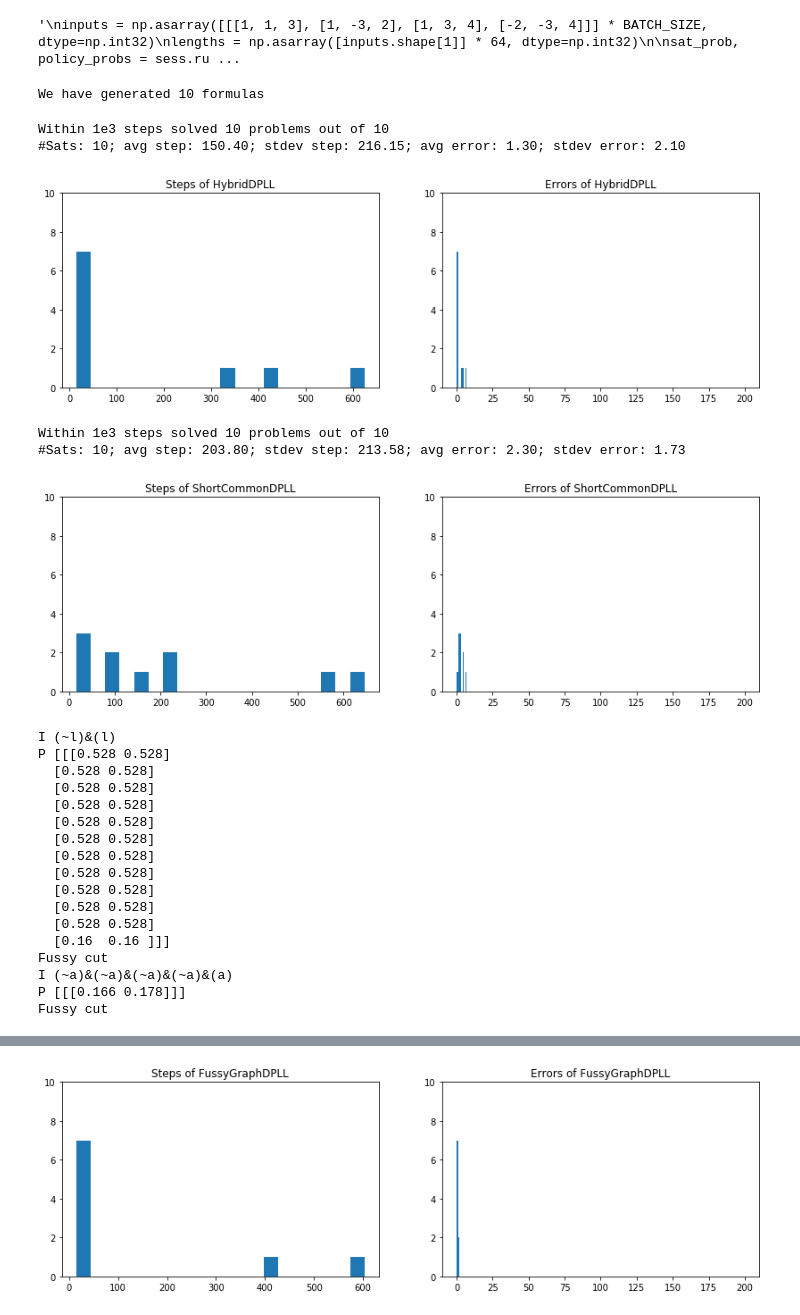
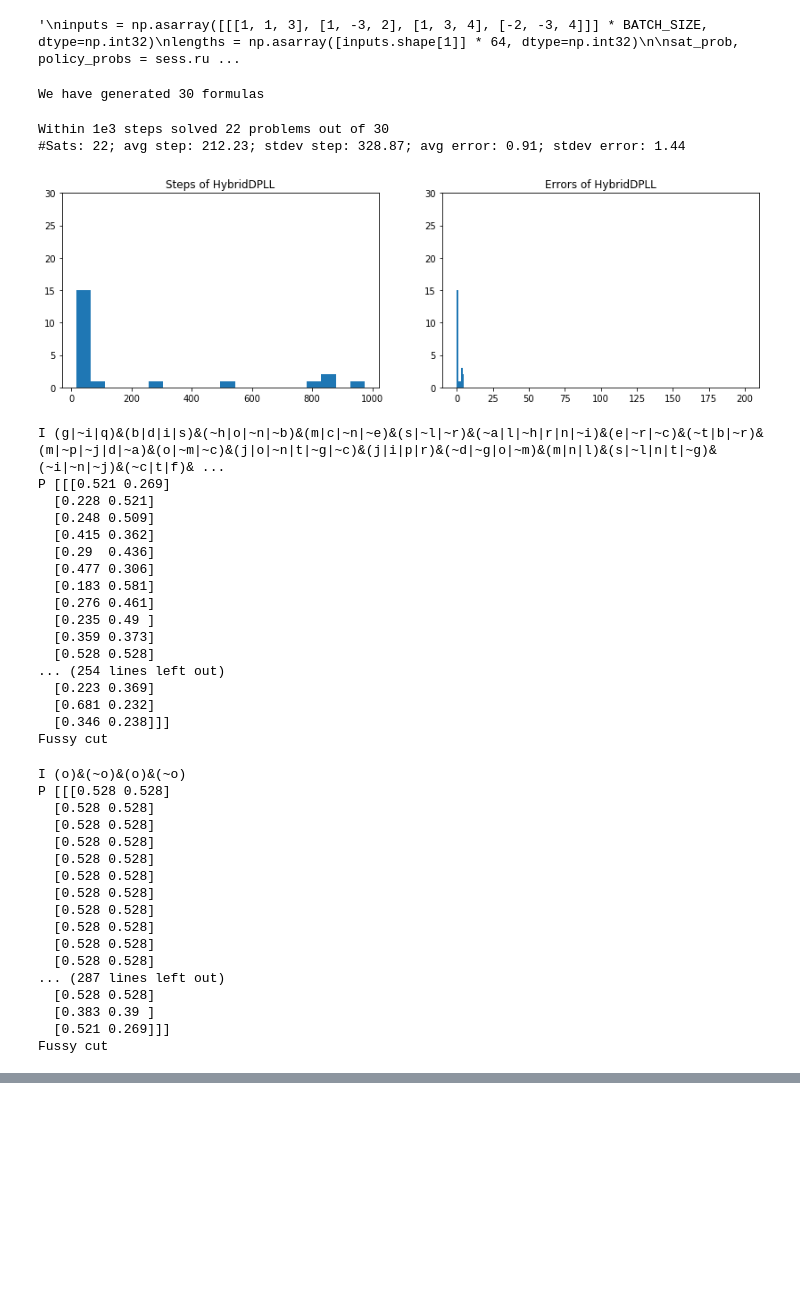
Before and after one commit to mluszczyk/deepsat, a Jupyter notebook: notebooks/fussy cut dpll comparison neurosat on SR var 50 - very short .ipynb, the cells around one changed output, grey strips where cells are left out. Drawn from its saved outputs; the diff is of its cells as text; code cells hidden in the pictures; blank space fills up the shorter version.

```diff
--- a/notebooks/fussy cut dpll comparison neurosat on SR var 50 - very short .ipynb
+++ b/notebooks/fussy cut dpll comparison neurosat on SR var 50 - very short .ipynb
@@ -292,6 +346,10 @@ def print_all(s, n, m, light=False):
 
     MAX_TRIES = 100000
     sats = []
+
+    random.seed(1)
+    np.random.seed(1)
+
     for index in range(MAX_TRIES):
         if len(sats) >= S:
             break
@@ -306,20 +364,37 @@ def print_all(s, n, m, light=False):
     print("We have generated {} formulas".format(len(sats)))
     # compute_and_print_steps(sats, DPLL)
     compute_and_print_steps(sats, HybridDPLL)
-    compute_and_print_steps(sats, ShortCommonDPLL)
-    compute_and_print_steps(sats, FussyGraphDPLL)
+    compute_and_print_steps(sats, make_fussy(0.7))
+    compute_and_print_steps(sats, make_fussy(0.75))
+    compute_and_print_steps(sats, make_fussy(0.8))
+    compute_and_print_steps(sats, make_fussy(0.85))
+    compute_and_print_steps(sats, make_fussy(0.9))
     logfile.flush()
 # %%
-print_all(10, 200, 15)
+print_all(30, 200, 20)
 # %% [output]
-We have generated 10 formulas
+We have generated 30 formulas
-Within 1e3 steps solved 10 problems out of 10
-#Sats: 10; avg step: 150.40; stdev step: 216.15; avg error: 1.30; stdev error: 2.10
+Within 1e3 steps solved 22 problems out of 30
+#Sats: 22; avg step: 212.23; stdev step: 328.87; avg error: 0.91; stdev error: 1.44
-[figure, old version]
+[figure, new version]
-Within 1e3 steps solved 10 problems out of 10
-#Sats: 10; avg step: 203.80; stdev step: 213.58; avg error: 2.30; stdev error: 1.73
+I (g|~i|q)&(b|d|i|s)&(~h|o|~n|~b)&(m|c|~n|~e)&(s|~l|~r)&(~a|l|~h|r|n|~i)&(e|~r|~c)&(~t|b|~r)&(m|~p|~j|d|~a)&(o|~m|~c)&(j|o|~n|t|~g|~c)&(j|i|p|r)&(~d|~g|o|~m)&(m|n|l)&(s|~l|n|t|~g)&(~i|~n|~j)&(~c|t|f)& ...
+P [[[0.521 0.269]
+  [0.228 0.521]
+  [0.248 0.509]
+  [0.415 0.362]
+  [0.29  0.436]
+  [0.477 0.306]
+  [0.183 0.581]
+  [0.276 0.461]
+  [0.235 0.49 ]
+  [0.359 0.373]
+  [0.528 0.528]
+... (254 lines left out)
+  [0.223 0.369]
+  [0.681 0.232]
+  [0.346 0.238]]]
+Fussy cut
-[figure, removed]
-I (~l)&(l)
+I (o)&(~o)&(o)&(~o)
 P [[[0.528 0.528]
   [0.528 0.528]
   [0.528 0.528]
@@ -331,8 +406,8 @@ P [[[0.528 0.528]
   [0.528 0.528]
   [0.528 0.528]
   [0.528 0.528]
-  [0.16  0.16 ]]]
+... (287 lines left out)
+  [0.528 0.528]
+  [0.383 0.39 ]
+  [0.521 0.269]]]
 Fussy cut
-I (~a)&(~a)&(~a)&(~a)&(a)
-P [[[0.166 0.178]]]
-Fussy cut
@@ -367 +459,0 @@ Within 1e3 steps solved 9 problems out of 10
-[figure, removed]
```
Also changed, not shown: parts of 4 cells of this notebook, 1 other file.
